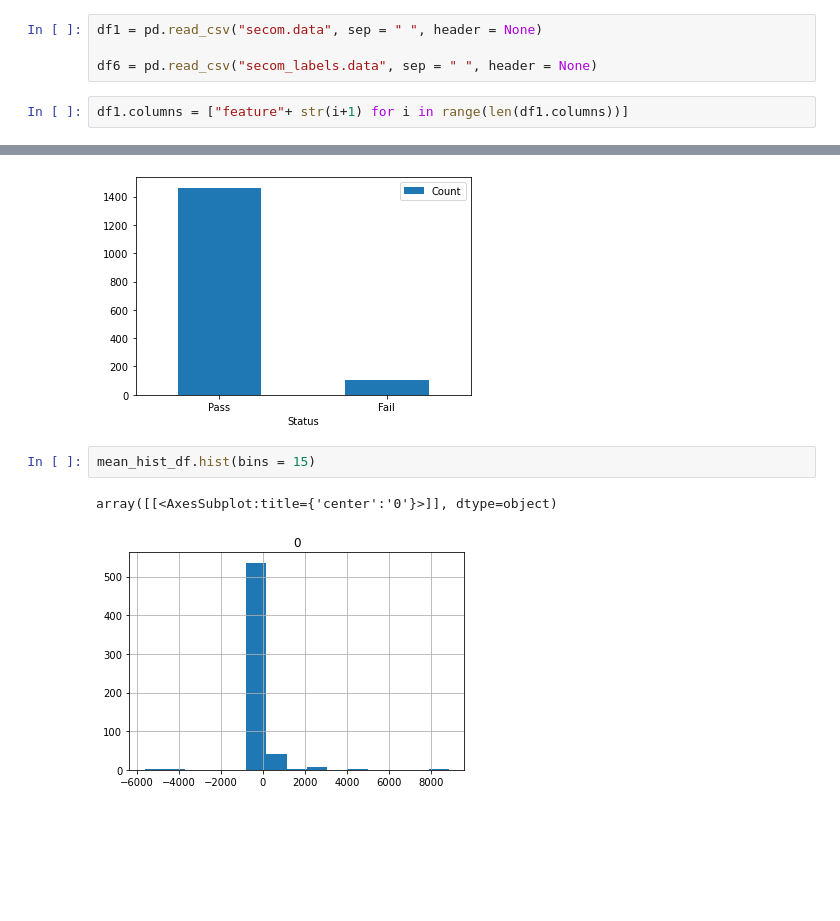
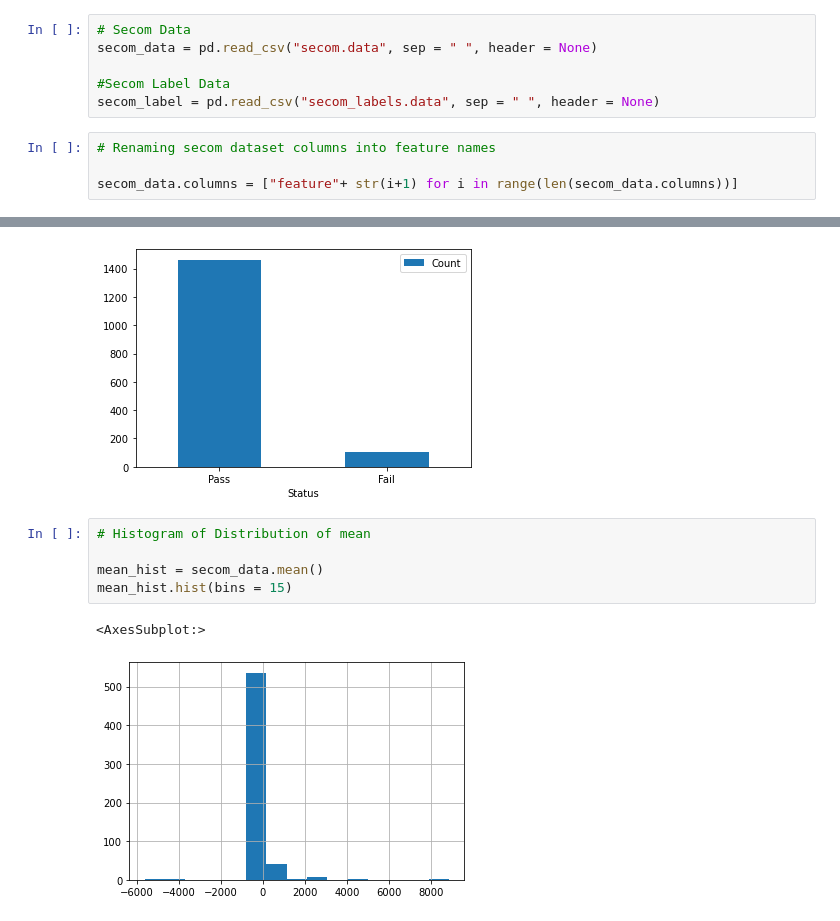
Before and after one commit to Himanshu-Dharma/secom_mpmd, a Jupyter notebook: Secom -Prasad (Formated).ipynb, the cells around one changed output, grey strips where cells are left out. Drawn from its saved outputs; the diff is of its cells as text; blank space fills up the shorter version.

```diff
--- a/Secom -Prasad.ipynb
+++ b/Secom -Prasad (Formated).ipynb
@@ -14,6 +11,10 @@ os.getcwd()
 # %%
-df1 = pd.read_csv("secom.data", sep = " ", header = None)
+# Secom Data
+secom_data = pd.read_csv("secom.data", sep = " ", header = None)
 
-df6 = pd.read_csv("secom_labels.data", sep = " ", header = None)
+#Secom Label Data
+secom_label = pd.read_csv("secom_labels.data", sep = " ", header = None)
 # %%
-df1.columns = ["feature"+ str(i+1) for i in range(len(df1.columns))]
+# Renaming secom dataset columns into feature names
+
+secom_data.columns = ["feature"+ str(i+1) for i in range(len(secom_data.columns))]
@@ -164,9 +102,12 @@ freq.plot.bar(x='Status', y='Count', rot = 0)
 # %% [output]
 <AxesSubplot:xlabel='Status'>
 [figure]
-# %%
-mean_hist_df.hist(bins = 15)
-# %% [output]
-array([[<AxesSubplot:title={'center':'0'}>]], dtype=object)
-[figure, removed]
+# %%
+# Histogram of Distribution of mean
+
+mean_hist = secom_data.mean()
+mean_hist.hist(bins = 15)
+# %% [output]
+<AxesSubplot:>
+[figure, added]
 # %%
```
Also changed, not shown: parts of 34 cells of this notebook.
